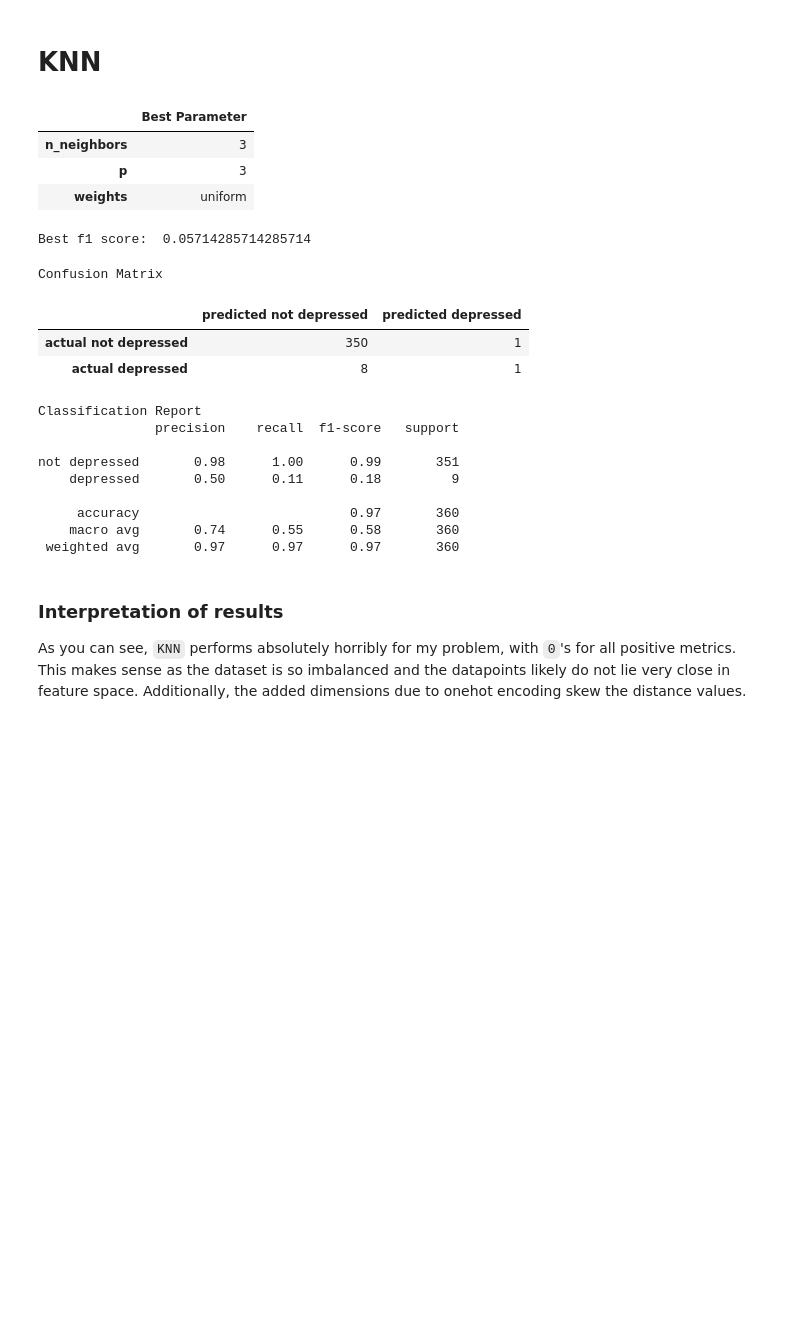
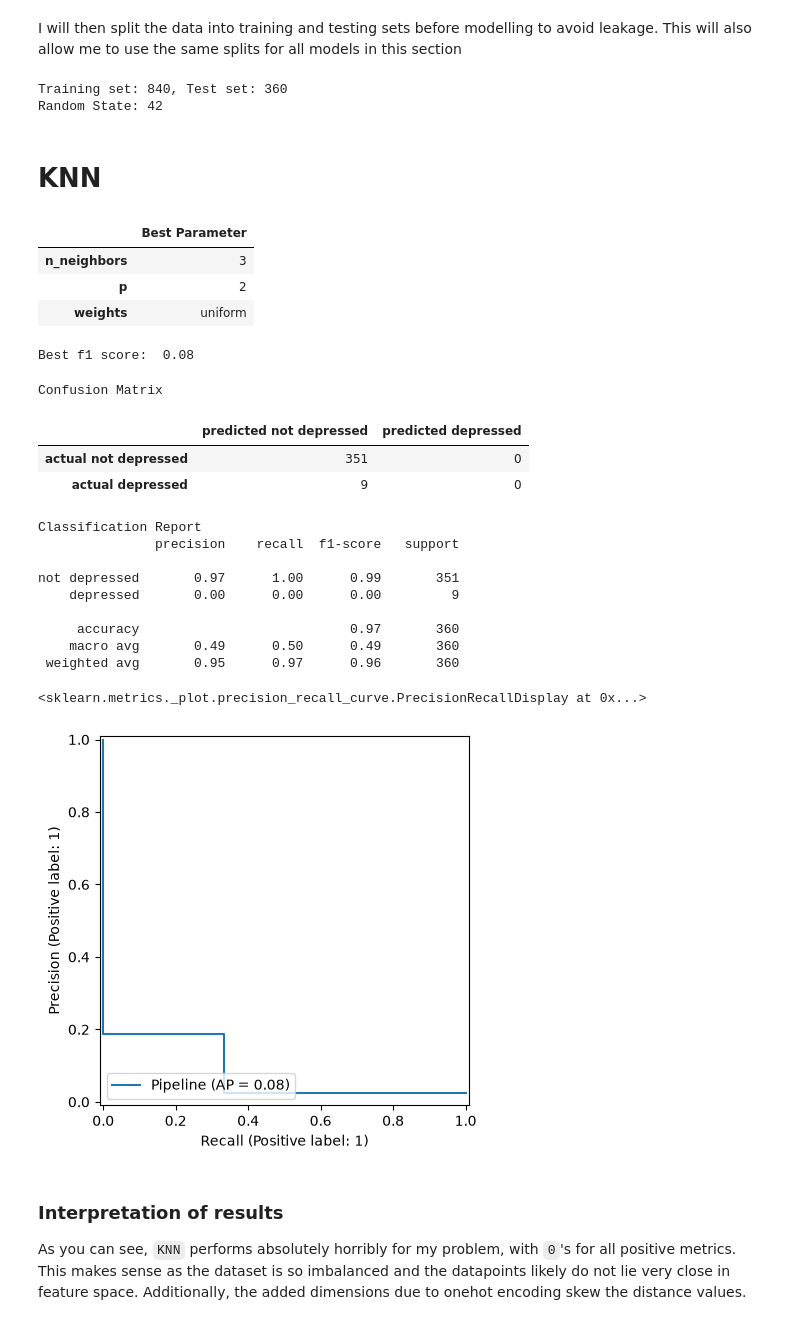
Before and after one commit to FintanMc/MachineLearning, a Jupyter notebook: notebooks/models.ipynb, the cells around one changed output. Cells and saved outputs as stored; diff of their text form; code cells hidden in the pictures; blank space fills up the shorter version.

```diff
--- a/notebooks/models.ipynb
+++ b/notebooks/models.ipynb
@@ -27,11 +27,19 @@ sys.path.insert(0, str(Path.cwd().parent / "src"))
 import pandas as pd
 import numpy as np
 import environment
+# %% [markdown]
+I will then split the data into training and testing sets before modelling to avoid leakage. This will also allow me to use the same splits for all models in this section
 # %%
 from get_data_splits import get_data_splits
 
 splits = get_data_splits()
 X_train, X_test, y_train, y_test = splits
+
+print(f"Training set: {y_train.shape[0]}, Test set: {y_test.shape[0]}")
+print(f"Random State: {environment.Random_State}")
+# %% [output]
+Training set: 840, Test set: 360
+Random State: 42
 # %% [markdown]
 # KNN
 # %%
@@ -43,42 +51,42 @@ from grid_cross_validation import grid_cross_validation
 
 knn = make_pipeline(preprocessor, StandardScaler(), KNeighborsClassifier())
 
-cv, best_estimator, best_params = grid_cross_validation(knn, X_train, y_train, param_grid={
+knn_cv, best_estimator, best_params = grid_cross_validation(knn, X_train, y_train, param_grid={
     'kneighborsclassifier__n_neighbors': [3, 5, 7, 11, 21],
     'kneighborsclassifier__weights': ['uniform', 'distance'],
     'kneighborsclassifier__p': [1, 2, 3]
 })
 
-knn_cv = cv
 display(best_params)
-print("Best f1 score: ", cv.best_score_)
+print("Best f1 score: ", knn_cv.best_score_)
 # %% [output]
 |  | Best Parameter |
 | n_neighbors | 3 |
-| p | 3 |
+| p | 2 |
 | weights | uniform |
-Best f1 score:  0.05714285714285714
+Best f1 score:  0.08
 # %%
 from run_test import run_test
 
-results = run_test(best_estimator, splits)
-display(results['confusion_matrix'])
-print(results['classification_report'])
-knn_f1_score = results['f1_score']
+knn_results = run_test(best_estimator, splits)
+display(knn_results['confusion_matrix'])
+print(knn_results['classification_report'])
 # %% [output]
 Confusion Matrix
 |  | predicted not depressed | predicted depressed |
-| actual not depressed | 350 | 1 |
-| actual depressed | 8 | 1 |
+| actual not depressed | 351 | 0 |
+| actual depressed | 9 | 0 |
 Classification Report
                precision    recall  f1-score   support
 
-not depressed       0.98      1.00      0.99       351
-    depressed       0.50      0.11      0.18         9
+not depressed       0.97      1.00      0.99       351
+    depressed       0.00      0.00      0.00         9
 
      accuracy                           0.97       360
-    macro avg       0.74      0.55      0.58       360
- weighted avg       0.97      0.97      0.97       360
+    macro avg       0.49      0.50      0.49       360
+ weighted avg       0.95      0.97      0.96       360
+<sklearn.metrics._plot.precision_recall_curve.PrecisionRecallDisplay at 0x...>
+[figure, added]
 # %% [markdown]
 ### Interpretation of results
 
```
Also changed, not shown: parts of 9 cells of this notebook, 6 other files.
